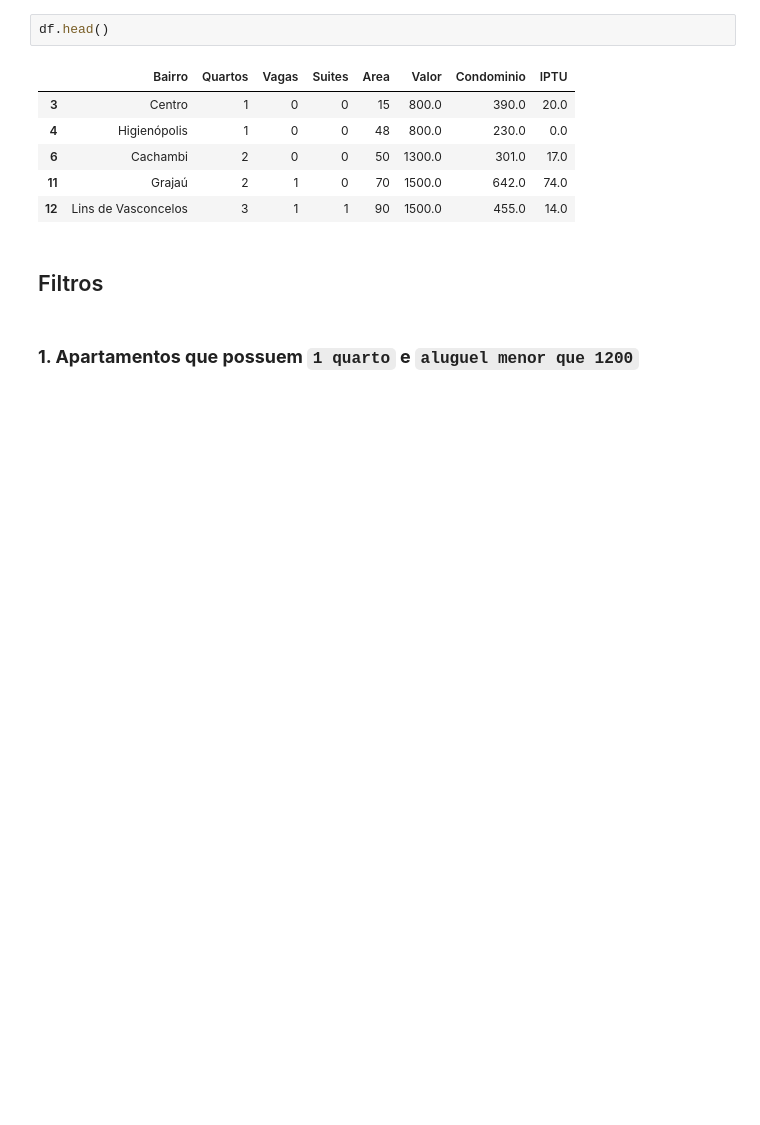
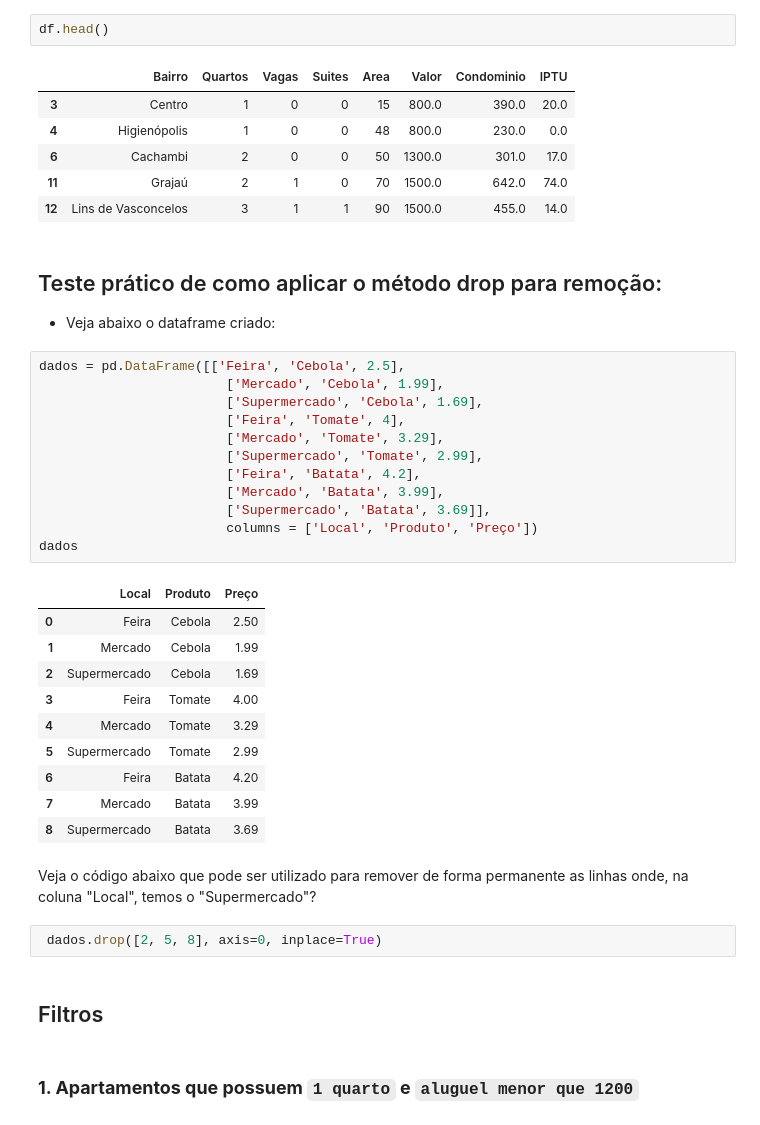
Before and after one commit to ClaytonPavani/python_data_science, a Jupyter notebook: projeto_pandas.ipynb, the cells around one changed output. Drawn from its saved outputs; the diff is of its cells as text; blank space fills up the shorter version.

```diff
--- a/projeto_pandas.ipynb
+++ b/projeto_pandas.ipynb
@@ -624,6 +617,37 @@ df.head()
 | 6 | Cachambi | 2 | 0 | 0 | 50 | 1300.0 | 301.0 | 17.0 |
 | 11 | Grajaú | 2 | 1 | 0 | 70 | 1500.0 | 642.0 | 74.0 |
 | 12 | Lins de Vasconcelos | 3 | 1 | 1 | 90 | 1500.0 | 455.0 | 14.0 |
+# %% [markdown]
+## Teste prático de como aplicar o método drop para remoção:
+
+- Veja abaixo o dataframe criado:
+# %%
+dados = pd.DataFrame([['Feira', 'Cebola', 2.5],
+                        ['Mercado', 'Cebola', 1.99],
+                        ['Supermercado', 'Cebola', 1.69],
+                        ['Feira', 'Tomate', 4],
+                        ['Mercado', 'Tomate', 3.29],
+                        ['Supermercado', 'Tomate', 2.99],
+                        ['Feira', 'Batata', 4.2],
+                        ['Mercado', 'Batata', 3.99],
+                        ['Supermercado', 'Batata', 3.69]],
+                        columns = ['Local', 'Produto', 'Preço'])
+dados
+# %% [output]
+|  | Local | Produto | Preço |
+| 0 | Feira | Cebola | 2.50 |
+| 1 | Mercado | Cebola | 1.99 |
+| 2 | Supermercado | Cebola | 1.69 |
+| 3 | Feira | Tomate | 4.00 |
+| 4 | Mercado | Tomate | 3.29 |
+| 5 | Supermercado | Tomate | 2.99 |
+| 6 | Feira | Batata | 4.20 |
+| 7 | Mercado | Batata | 3.99 |
+| 8 | Supermercado | Batata | 3.69 |
+# %% [markdown]
+Veja o código abaixo que pode ser utilizado para remover de forma permanente as linhas onde, na coluna "Local", temos o "Supermercado"?
+# %%
+ dados.drop([2, 5, 8], axis=0, inplace=True)
 # %% [markdown]
 ## Filtros
 # %% [markdown]
```
Also changed, not shown: parts of 12 cells of this notebook.
